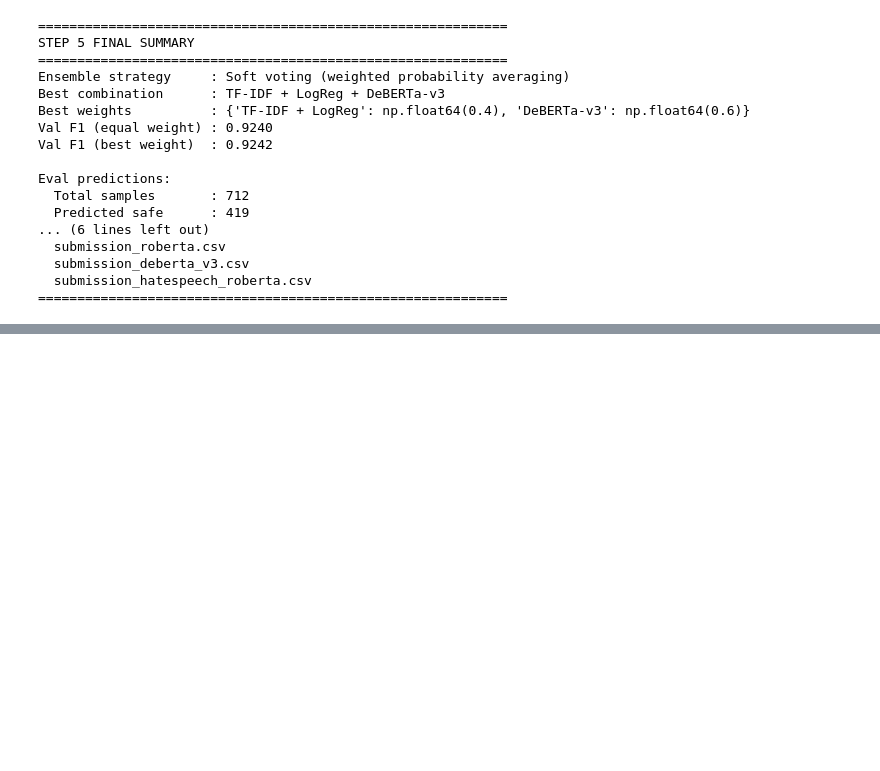
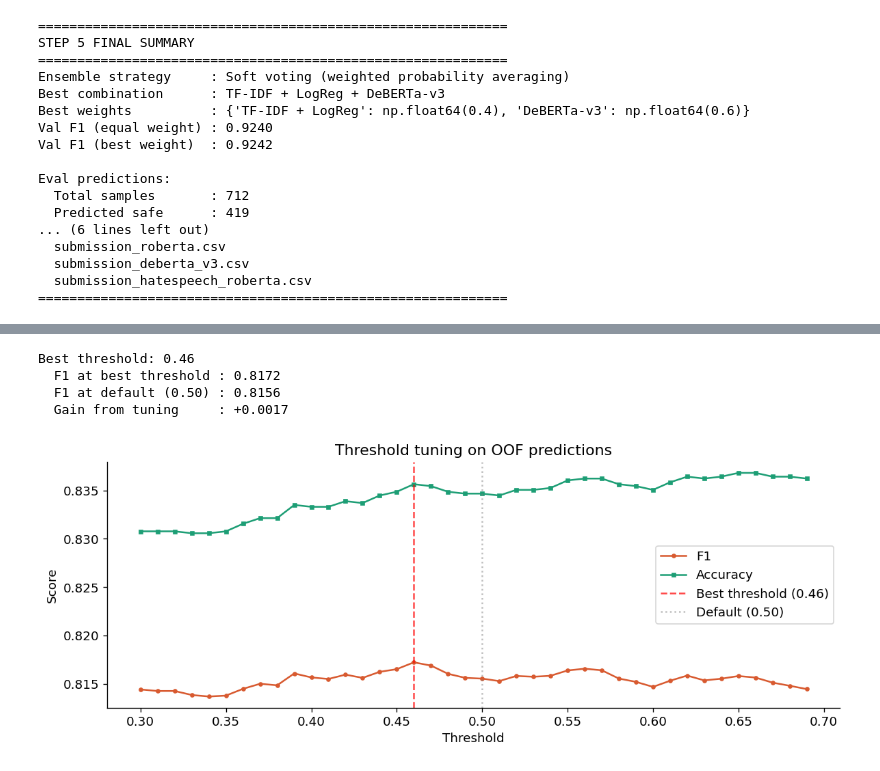
Before and after one commit to haunk/NLP_Role-playing-Toxicity-Detection, a Jupyter notebook: toxicity_detection_model_training.ipynb, the cells around one changed output, grey strips where cells are left out. Cells and saved outputs as stored; diff of their text form; code cells hidden in the pictures; blank space fills up the shorter version.

```diff
--- a/toxicity_detection_model_training.ipynb
+++ b/toxicity_detection_model_training.ipynb
@@ -3034,0 +3441,37 @@ Eval predictions:
+# %%
+thresholds = np.arange(0.30, 0.70, 0.01)
+threshold_results = []
+
+for t in thresholds:
+    preds = (oof_probs[:, 1] > t).astype(int)
+    f1 = f1_score(all_labels, preds)
+    acc = accuracy_score(all_labels, preds)
+    threshold_results.append({'threshold': round(t, 2), 'f1': f1, 'accuracy': acc})
+
+thresh_df = pd.DataFrame(threshold_results)
+best_thresh_row = thresh_df.loc[thresh_df['f1'].idxmax()]
+best_threshold = best_thresh_row['threshold']
+
+print(f'Best threshold: {best_threshold:.2f}')
+print(f'  F1 at best threshold : {best_thresh_row["f1"]:.4f}')
+print(f'  F1 at default (0.50) : {thresh_df[thresh_df["threshold"]==0.50]["f1"].values[0]:.4f}')
+print(f'  Gain from tuning     : {best_thresh_row["f1"] - thresh_df[thresh_df["threshold"]==0.50]["f1"].values[0]:+.4f}')
+
+fig, ax = plt.subplots(figsize=(10, 4))
+ax.plot(thresh_df['threshold'], thresh_df['f1'], 'o-', color=UNSAFE_COLOR, label='F1', markersize=3)
+ax.plot(thresh_df['threshold'], thresh_df['accuracy'], 's-', color=SAFE_COLOR, label='Accuracy', markersize=3)
+ax.axvline(x=best_threshold, color='red', linestyle='--', alpha=0.7, label=f'Best threshold ({best_threshold:.2f})')
+ax.axvline(x=0.50, color='gray', linestyle=':', alpha=0.5, label='Default (0.50)')
+ax.set_xlabel('Threshold')
+ax.set_ylabel('Score')
+ax.set_title('Threshold tuning on OOF predictions')
+ax.legend()
+ax.spines[['top', 'right']].set_visible(False)
+plt.tight_layout()
+plt.show()
+# %% [output]
+Best threshold: 0.46
+  F1 at best threshold : 0.8172
+  F1 at default (0.50) : 0.8156
+  Gain from tuning     : +0.0017
+[figure, added]
```
Also changed, not shown: parts of 26 cells of this notebook, 13 other files.
